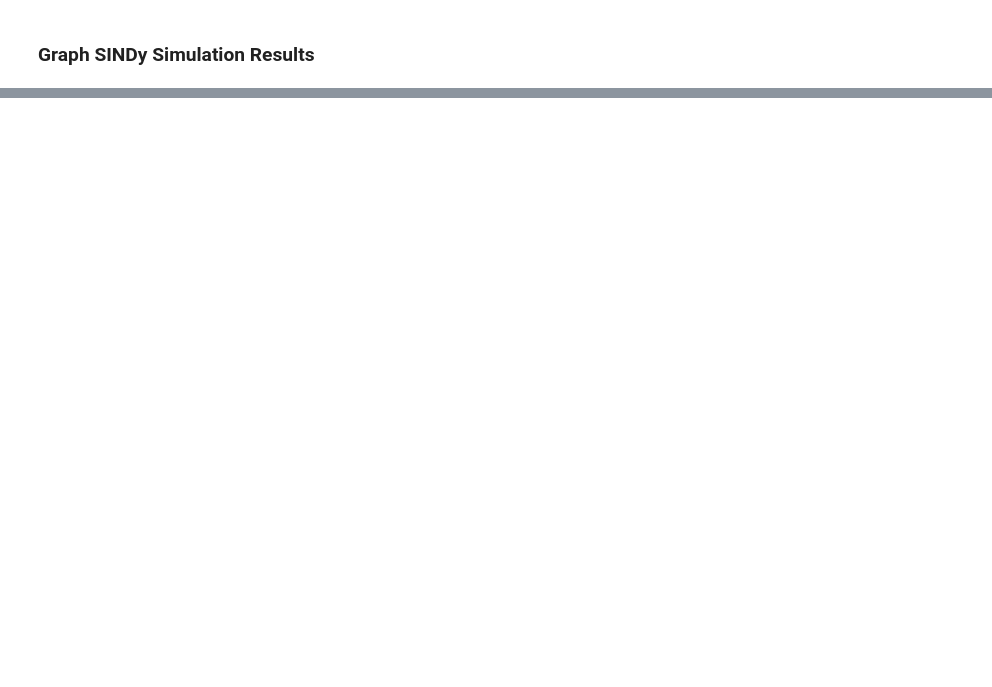
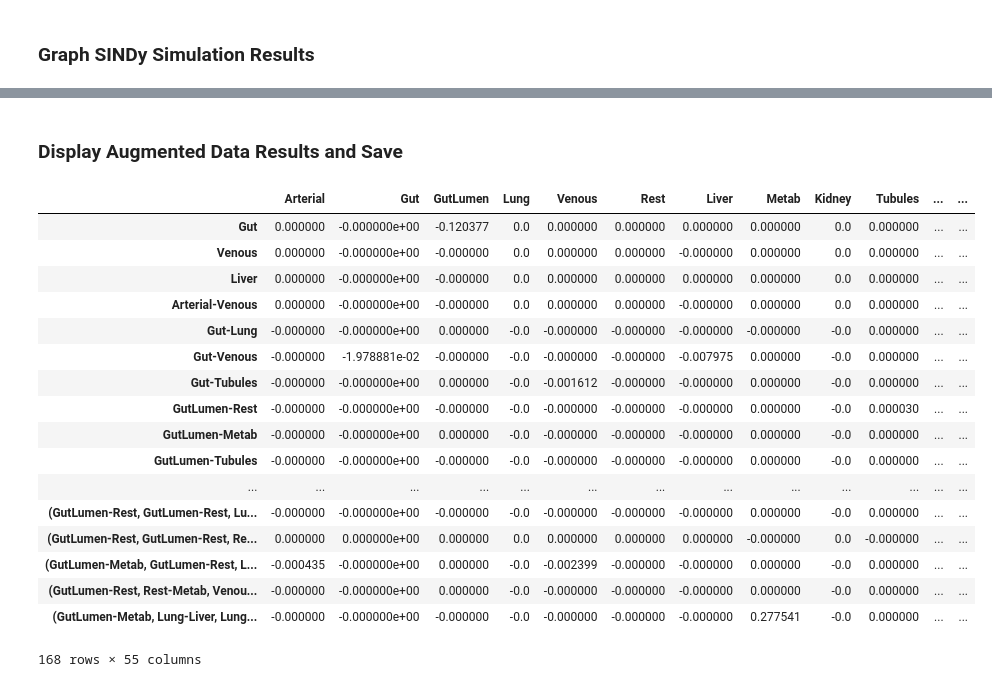
Before and after one commit to johnhainline/sparsedynamics, a Jupyter notebook: python_implementation/simbio-model.ipynb, the cells around one changed output, grey strips where cells are left out. Drawn from its saved outputs; the diff is of its cells as text; code cells hidden in the pictures; blank space fills up the shorter version.

```diff
--- a/python_implementation/simbio-model.ipynb
+++ b/python_implementation/simbio-model.ipynb
@@ -247,0 +263,29 @@ plt.show()
+# %%
+# Run SINDy algorithm
+zdf = pd.DataFrame(z)
+n, nVars = z.shape
+zdf_dot = zdf.diff()
+
+# we lose one row, need to zero pad (or maybe not)
+#x_dot = pd.concat([pd.DataFrame(np.zeros((1, nVars))), x_dot])
+zdf_dot.loc[0, :] = 0.0
+
+# variable labeling
+cols = [i for i in z_names]
+zdf.columns = cols
+dot_labels = pd.Index([s for s in cols])
+
+# SINDy params
+polyorder = 3
+lam = 0.0001
+usesine = 0
+
+# generate data
+Theta = pd.DataFrame()
+Theta = poolData(zdf, nVars, polyorder, usesine)
+
+# run SINDy
+zdf_hat = sparsifyDynamics(Theta, zdf_dot, lam, 100000)
+zdf_hat = zdf_hat.set_index(dot_labels)
+print(zdf_hat.shape)
+print('nonzeros:' + str(np.count_nonzero(zdf_hat)))
@@ -247,0 +374,26 @@ plt.show()
+# %% [markdown]
+### Display Augmented Data Results and Save
+# %%
+# Save to csv
+zdf_hat.to_csv('../models/data/dynamics_augmented.csv')
+# Display results except rows/cols that have all zeros
+zdf_hat.T.loc[np.logical_and((zdf_hat.T!=0).any(axis=1), (zdf_hat!=0).any(axis=0))]
+# %% [output]
+|  | Arterial | Gut | GutLumen | Lung | Venous | Rest | Liver | Metab | Kidney | Tubules | ... | ... |
+| Gut | 0.000000 | -0.000000e+00 | -0.120377 | 0.0 | 0.000000 | 0.000000 | 0.000000 | 0.000000 | 0.0 | 0.000000 | ... | ... |
+| Venous | 0.000000 | -0.000000e+00 | -0.000000 | 0.0 | 0.000000 | 0.000000 | -0.000000 | 0.000000 | 0.0 | 0.000000 | ... | ... |
+| Liver | 0.000000 | -0.000000e+00 | -0.000000 | 0.0 | 0.000000 | 0.000000 | 0.000000 | 0.000000 | 0.0 | 0.000000 | ... | ... |
+| Arterial-Venous | 0.000000 | -0.000000e+00 | -0.000000 | 0.0 | 0.000000 | 0.000000 | -0.000000 | 0.000000 | 0.0 | 0.000000 | ... | ... |
+| Gut-Lung | -0.000000 | -0.000000e+00 | 0.000000 | -0.0 | -0.000000 | -0.000000 | -0.000000 | -0.000000 | -0.0 | 0.000000 | ... | ... |
+| Gut-Venous | -0.000000 | -1.978881e-02 | -0.000000 | -0.0 | -0.000000 | -0.000000 | -0.007975 | 0.000000 | -0.0 | 0.000000 | ... | ... |
+| Gut-Tubules | -0.000000 | -0.000000e+00 | 0.000000 | -0.0 | -0.001612 | -0.000000 | -0.000000 | 0.000000 | -0.0 | 0.000000 | ... | ... |
+| GutLumen-Rest | -0.000000 | -0.000000e+00 | -0.000000 | -0.0 | -0.000000 | -0.000000 | -0.000000 | 0.000000 | -0.0 | 0.000030 | ... | ... |
+| GutLumen-Metab | -0.000000 | -0.000000e+00 | 0.000000 | -0.0 | -0.000000 | -0.000000 | -0.000000 | 0.000000 | -0.0 | 0.000000 | ... | ... |
+| GutLumen-Tubules | -0.000000 | -0.000000e+00 | -0.000000 | -0.0 | -0.000000 | -0.000000 | -0.000000 | 0.000000 | -0.0 | 0.000000 | ... | ... |
+| ... | ... | ... | ... | ... | ... | ... | ... | ... | ... | ... | ... | ... |
+| (GutLumen-Rest, GutLumen-Rest, Lu... | -0.000000 | -0.000000e+00 | -0.000000 | -0.0 | -0.000000 | -0.000000 | -0.000000 | 0.000000 | -0.0 | 0.000000 | ... | ... |
+| (GutLumen-Rest, GutLumen-Rest, Re... | 0.000000 | 0.000000e+00 | 0.000000 | 0.0 | 0.000000 | 0.000000 | 0.000000 | -0.000000 | 0.0 | -0.000000 | ... | ... |
+| (GutLumen-Metab, GutLumen-Rest, L... | -0.000435 | -0.000000e+00 | 0.000000 | -0.0 | -0.002399 | -0.000000 | -0.000000 | 0.000000 | -0.0 | 0.000000 | ... | ... |
+| (GutLumen-Rest, Rest-Metab, Venou... | -0.000000 | -0.000000e+00 | 0.000000 | -0.0 | -0.000000 | -0.000000 | -0.000000 | 0.000000 | -0.0 | 0.000000 | ... | ... |
+| (GutLumen-Metab, Lung-Liver, Lung... | -0.000000 | -0.000000e+00 | -0.000000 | -0.0 | -0.000000 | -0.000000 | -0.000000 | 0.277541 | -0.0 | 0.000000 | ... | ... |
+168 rows × 55 columns
```
Also changed, not shown: parts of 16 cells of this notebook, 27 other files.
